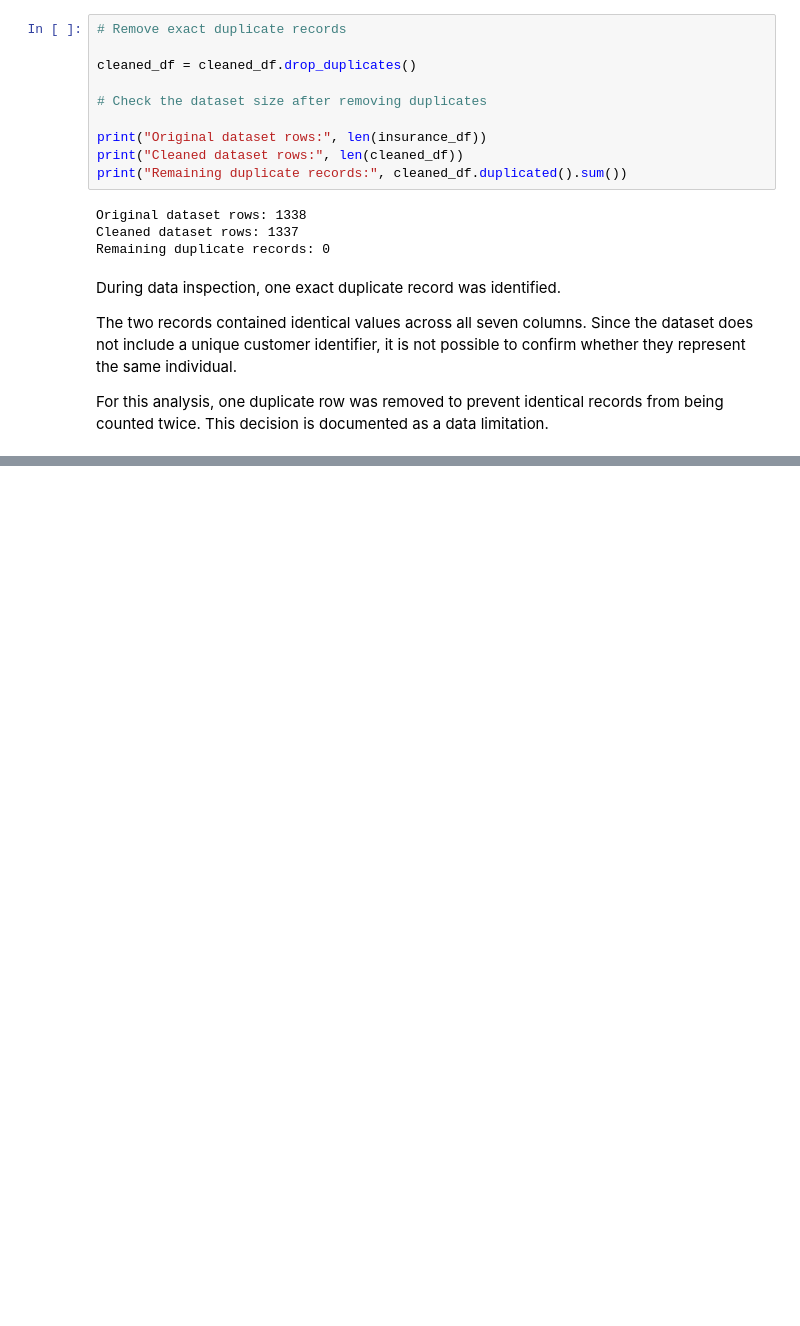
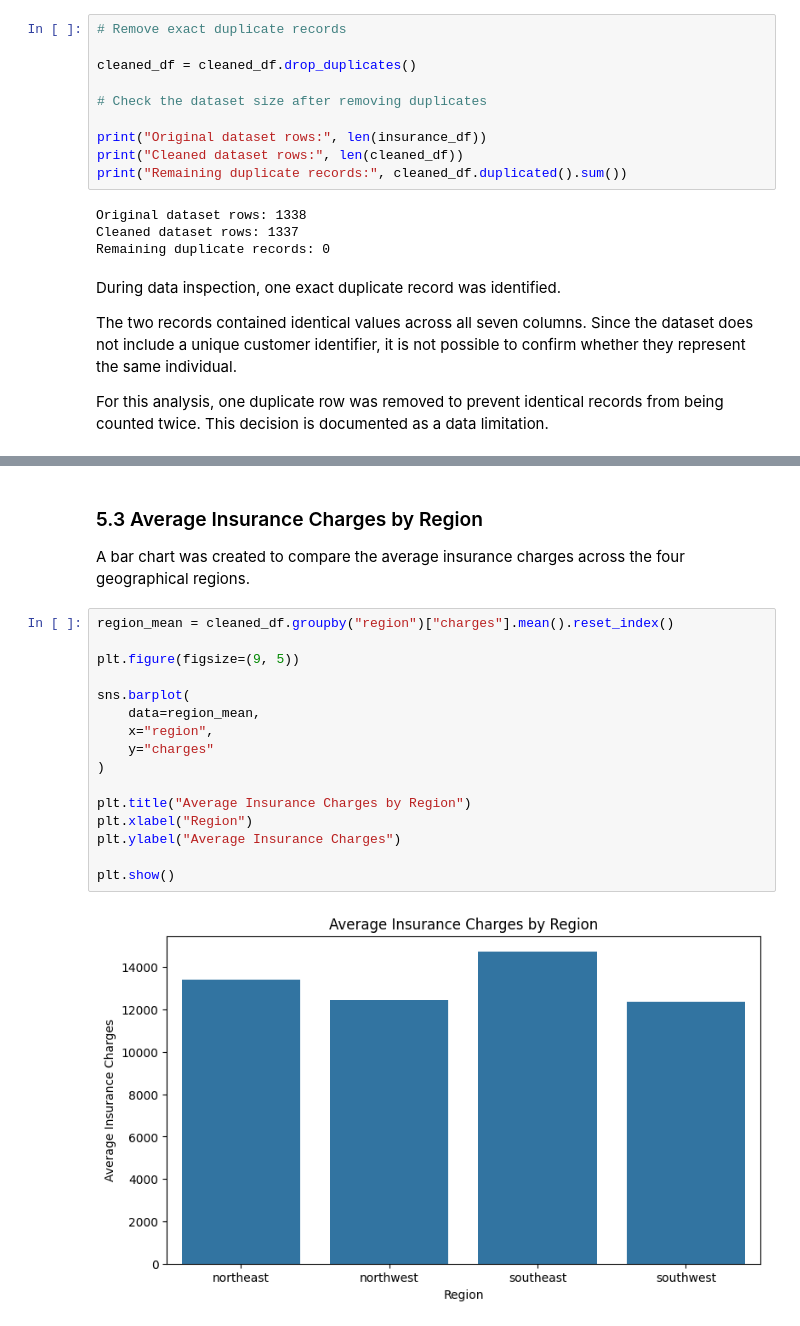
Before and after one commit to Zainab-Gandomi/Healthcare_insurance_project, a Jupyter notebook: project_notebooks/Task_2_Data _Preparation_and_Analysis.ipynb, the cells around one changed output, grey strips where cells are left out. Cells and saved outputs as stored; diff of their text form; blank space fills up the shorter version.

```diff
--- a/project_notebooks/Task_2_Data _Preparation_and_Analysis.ipynb
+++ b/project_notebooks/Task_2_Data _Preparation_and_Analysis.ipynb
@@ -312,0 +599,22 @@ For this analysis, one duplicate row was removed to prevent identical records fr
+# %% [markdown]
+### 5.3 Average Insurance Charges by Region
+
+A bar chart was created to compare the average insurance charges across the four geographical regions.
+# %%
+region_mean = cleaned_df.groupby("region")["charges"].mean().reset_index()
+
+plt.figure(figsize=(9, 5))
+
+sns.barplot(
+    data=region_mean,
+    x="region",
+    y="charges"
+)
+
+plt.title("Average Insurance Charges by Region")
+plt.xlabel("Region")
+plt.ylabel("Average Insurance Charges")
+
+plt.show()
+# %% [output]
+[figure, added]
```
Also changed, not shown: parts of 28 cells of this notebook.
